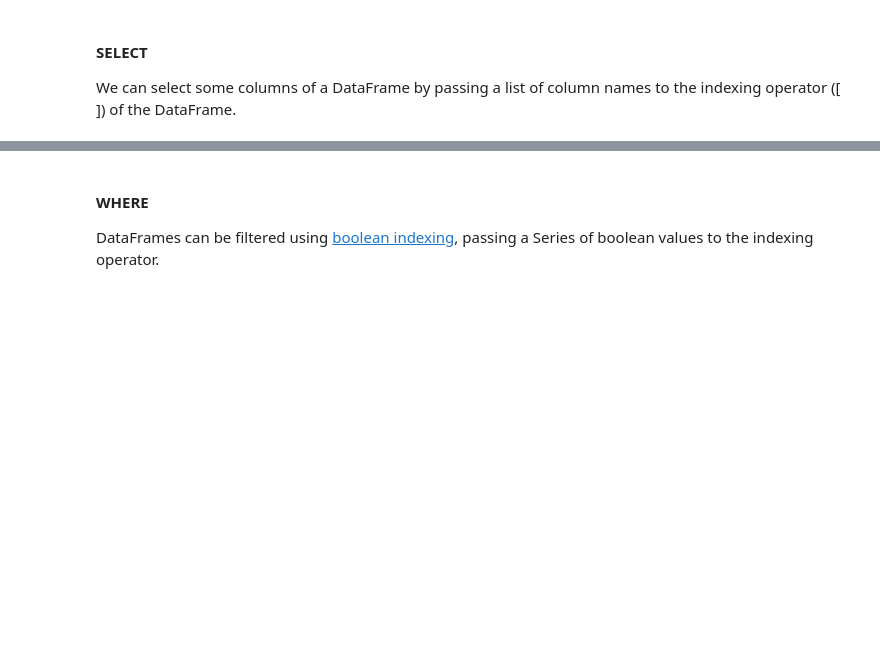
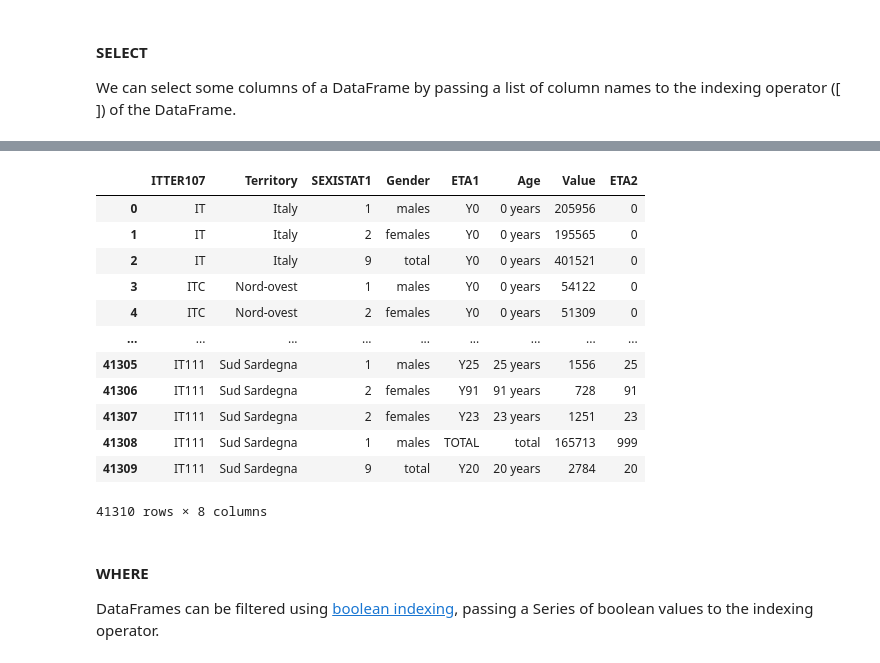
Before and after one commit to GiorgioBar/pandas, a Jupyter notebook: notebooks/SQL_like_queries_using_Pandas.ipynb, the cells around one changed output, grey strips where cells are left out. Cells and saved outputs as stored; diff of their text form; code cells hidden in the pictures; blank space fills up the shorter version.

```diff
--- a/notebooks/SQL_like_queries_using_Pandas.ipynb
+++ b/notebooks/SQL_like_queries_using_Pandas.ipynb
@@ -102,3 +117,23 @@ population_df[['Territory', 'Gender', 'Age', 'Value']].head(4)
+# %%
+population_df.assign(ETA2=population_df['ETA1']
+                     .str.replace("Y", "", regex = False)
+                     .replace("_GE100", "100", regex = False)
+                     .replace("TOTAL", "999", regex = False)
+                     .astype(int))
+# %% [output]
+|  | ITTER107 | Territory | SEXISTAT1 | Gender | ETA1 | Age | Value | ETA2 |
+| 0 | IT | Italy | 1 | males | Y0 | 0 years | 205956 | 0 |
+| 1 | IT | Italy | 2 | females | Y0 | 0 years | 195565 | 0 |
+| 2 | IT | Italy | 9 | total | Y0 | 0 years | 401521 | 0 |
+| 3 | ITC | Nord-ovest | 1 | males | Y0 | 0 years | 54122 | 0 |
+| 4 | ITC | Nord-ovest | 2 | females | Y0 | 0 years | 51309 | 0 |
+| ... | ... | ... | ... | ... | ... | ... | ... | ... |
+| 41305 | IT111 | Sud Sardegna | 1 | males | Y25 | 25 years | 1556 | 25 |
+| 41306 | IT111 | Sud Sardegna | 2 | females | Y91 | 91 years | 728 | 91 |
+| 41307 | IT111 | Sud Sardegna | 2 | females | Y23 | 23 years | 1251 | 23 |
+| 41308 | IT111 | Sud Sardegna | 1 | males | TOTAL | total | 165713 | 999 |
+| 41309 | IT111 | Sud Sardegna | 9 | total | Y20 | 20 years | 2784 | 20 |
+41310 rows × 8 columns
 # %% [markdown]
 #### WHERE
 
```
Also changed, not shown: parts of 13 cells of this notebook.
